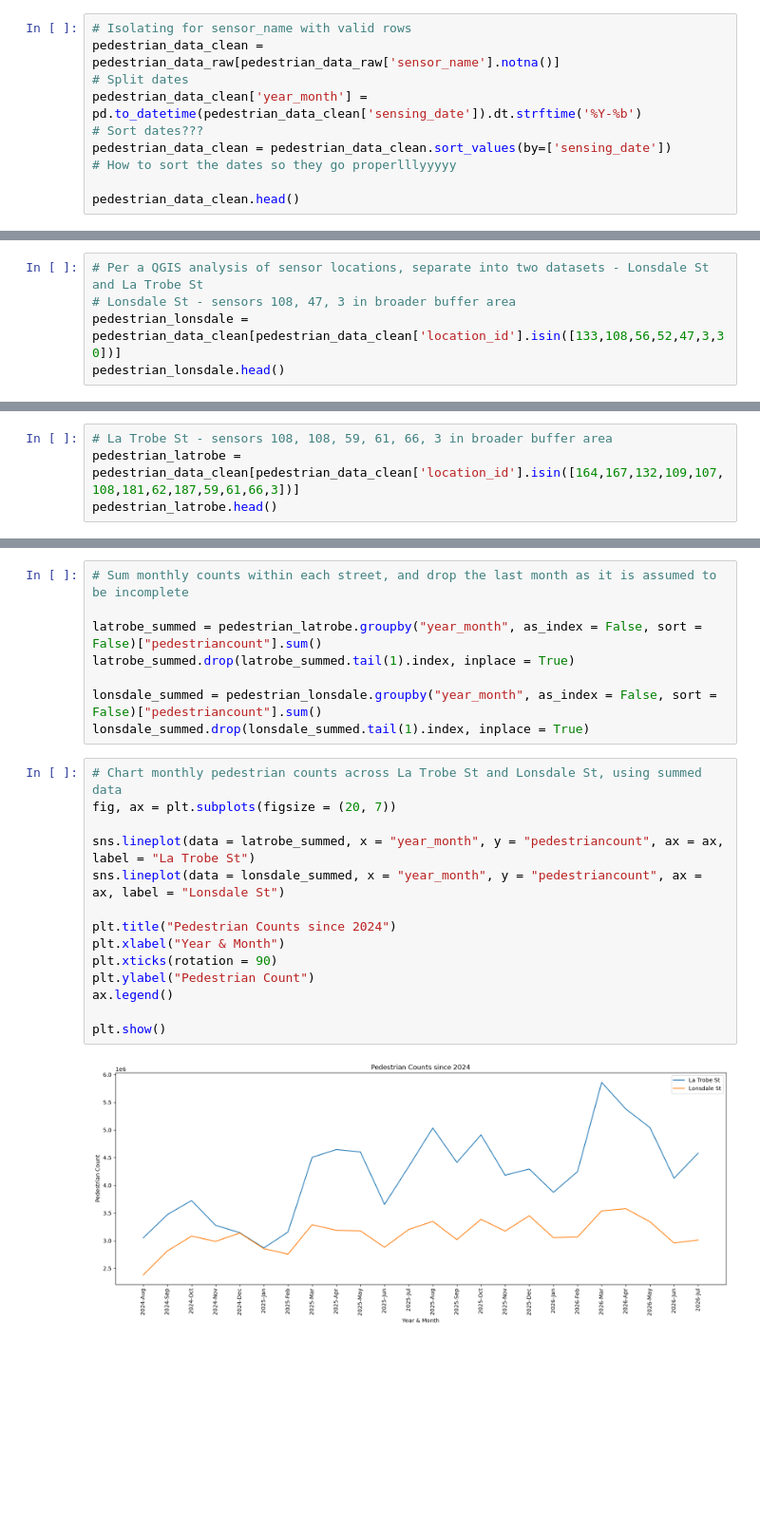
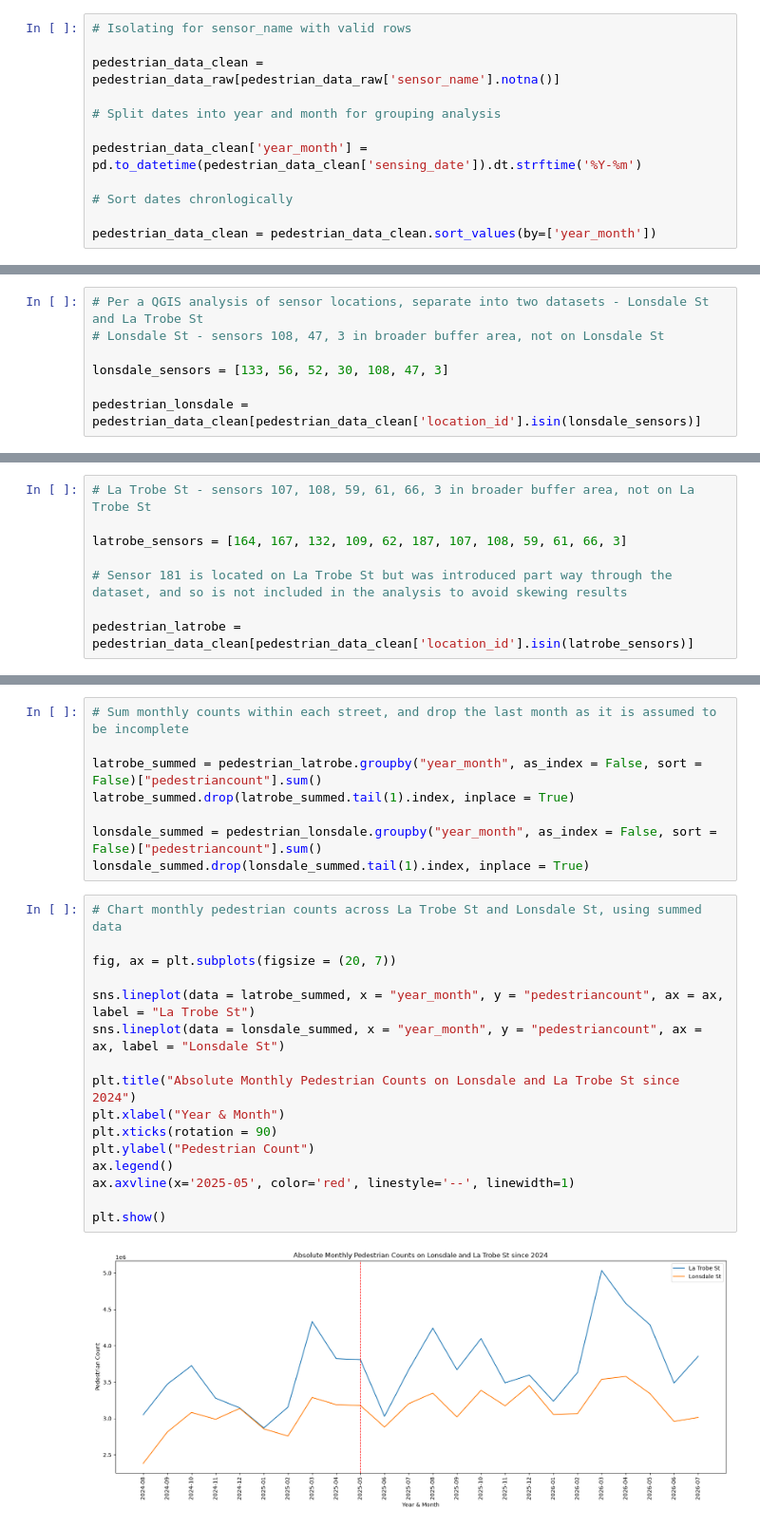
Before and after one commit to rooien/urban-analysis, a Jupyter notebook: team_a/pedestrian_count_analysis_latrobe_lonsdale.ipynb, the cells around one changed output, grey strips where cells are left out. Shown at 95% size. Cells and saved outputs as stored; diff of their text form; blank space fills up the shorter version.

Commit message:
Added Sensor Normalised Analysis, deleted debug code

```diff
--- a/team_a/pedestrian_count_analysis_latrobe_lonsdale.ipynb
+++ b/team_a/pedestrian_count_analysis_latrobe_lonsdale.ipynb
@@ -82,11 +71,13 @@ geometry             25363
 dtype: int64
 # %%
 # Isolating for sensor_name with valid rows
+
 pedestrian_data_clean = pedestrian_data_raw[pedestrian_data_raw['sensor_name'].notna()]
-# Split dates
-pedestrian_data_clean['year_month'] = pd.to_datetime(pedestrian_data_clean['sensing_date']).dt.strftime('%Y-%b')
-# Sort dates???
-pedestrian_data_clean = pedestrian_data_clean.sort_values(by=['sensing_date'])
-# How to sort the dates so they go properlllyyyyy
 
-pedestrian_data_clean.head()
+# Split dates into year and month for grouping analysis
+
+pedestrian_data_clean['year_month'] = pd.to_datetime(pedestrian_data_clean['sensing_date']).dt.strftime('%Y-%m')
+
+# Sort dates chronlogically
+
+pedestrian_data_clean = pedestrian_data_clean.sort_values(by=['year_month'])
@@ -100,8 +84,10 @@ pedestrian_data_clean.head()
 # %%
 # Per a QGIS analysis of sensor locations, separate into two datasets - Lonsdale St and La Trobe St
-# Lonsdale St - sensors 108, 47, 3 in broader buffer area
-pedestrian_lonsdale = pedestrian_data_clean[pedestrian_data_clean['location_id'].isin([133,108,56,52,47,3,30])]
-pedestrian_lonsdale.head()
+# Lonsdale St - sensors 108, 47, 3 in broader buffer area, not on Lonsdale St
+
+lonsdale_sensors = [133, 56, 52, 30, 108, 47, 3]
+
+pedestrian_lonsdale = pedestrian_data_clean[pedestrian_data_clean['location_id'].isin(lonsdale_sensors)]
 # %% [output]
 |  | id | location_id | sensing_date | hourday | direction_1 | direction_2 | pedestriancount | sensor_name | ... |
 | 1613479 | 521620240809 | 52 | 2024-08-09 | 16 | 456 | 319 | 775 | Eli263_T | ... |
@@ -110,9 +96,13 @@ pedestrian_lonsdale.head()
 | 1613461 | 56020240809 | 56 | 2024-08-09 | 0 | 19 | 39 | 58 | Lon364_T | ... |
 | 1613499 | 1082320240809 | 108 | 2024-08-09 | 23 | 21 | 70 | 91 | 261Will_T | ... |
 # %%
-# La Trobe St - sensors 108, 108, 59, 61, 66, 3 in broader buffer area
-pedestrian_latrobe = pedestrian_data_clean[pedestrian_data_clean['location_id'].isin([164,167,132,109,107,108,181,62,187,59,61,66,3])]
-pedestrian_latrobe.head()
+# La Trobe St - sensors 107, 108, 59, 61, 66, 3 in broader buffer area, not on La Trobe St
+
+latrobe_sensors = [164, 167, 132, 109, 62, 187, 107, 108, 59, 61, 66, 3]
+
+# Sensor 181 is located on La Trobe St but was introduced part way through the dataset, and so is not included in the analysis to avoid skewing results
+
+pedestrian_latrobe = pedestrian_data_clean[pedestrian_data_clean['location_id'].isin(latrobe_sensors)]
 # %% [output]
 |  | id | location_id | sensing_date | hourday | direction_1 | direction_2 | pedestriancount | sensor_name | ... |
 | 1613444 | 622120240809 | 62 | 2024-08-09 | 21 | 308 | 272 | 580 | Lat224_T | ... |
@@ -156,20 +148,22 @@ lonsdale_summed = pedestrian_lonsdale.groupby("year_month", as_index = False, so
 lonsdale_summed.drop(lonsdale_summed.tail(1).index, inplace = True)
 # %%
 # Chart monthly pedestrian counts across La Trobe St and Lonsdale St, using summed data
+
 fig, ax = plt.subplots(figsize = (20, 7))
 
 sns.lineplot(data = latrobe_summed, x = "year_month", y = "pedestriancount", ax = ax, label = "La Trobe St")
 sns.lineplot(data = lonsdale_summed, x = "year_month", y = "pedestriancount", ax = ax, label = "Lonsdale St")
 
-plt.title("Pedestrian Counts since 2024")
+plt.title("Absolute Monthly Pedestrian Counts on Lonsdale and La Trobe St since 2024")
 plt.xlabel("Year & Month")
 plt.xticks(rotation = 90)
 plt.ylabel("Pedestrian Count")
 ax.legend()
+ax.axvline(x='2025-05', color='red', linestyle='--', linewidth=1)
 
 plt.show()
 # %% [output]
-[figure, old version]
+[figure, new version]
 # %%
 # Create a new dataframe that calculates the difference in pedestrian counts between La Trobe St and Lonsdale St for each month
 
```
Also changed, not shown: parts of 15 cells of this notebook.
